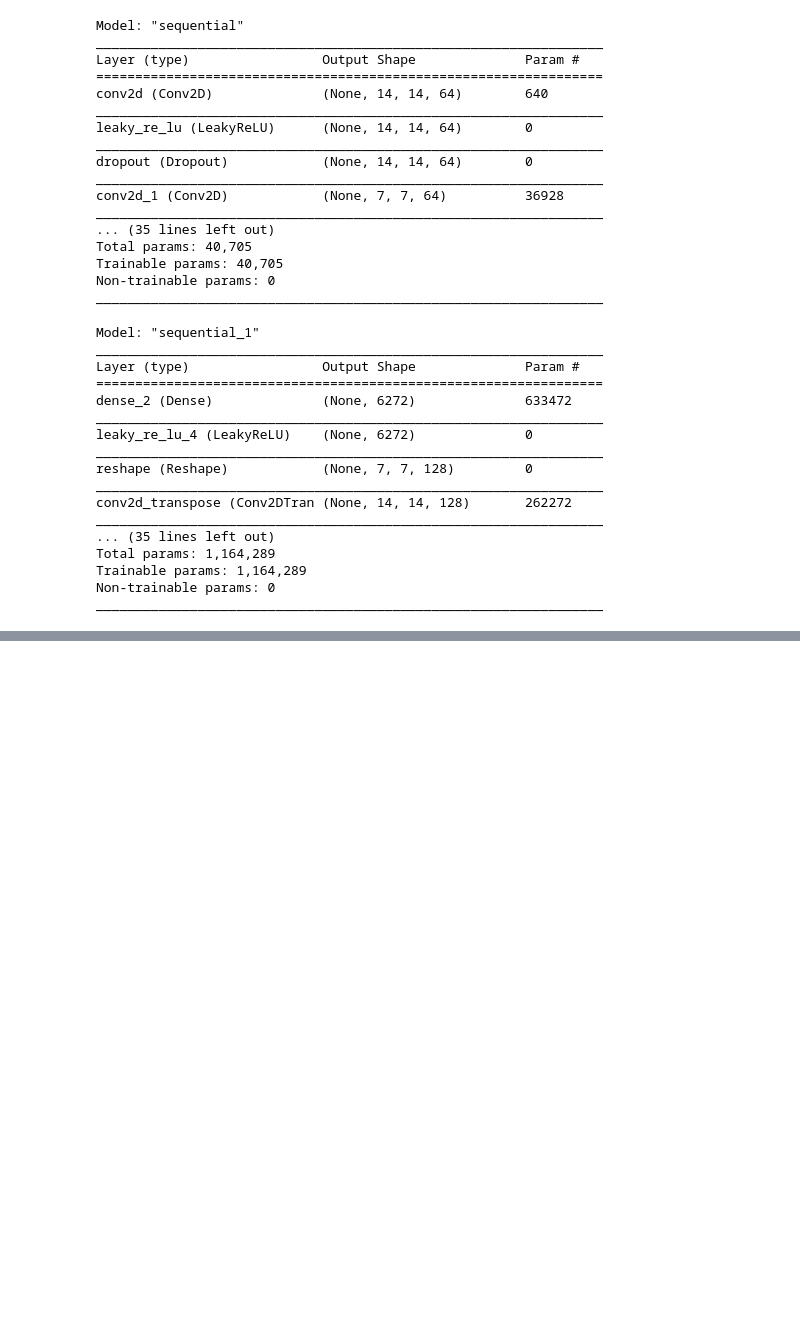
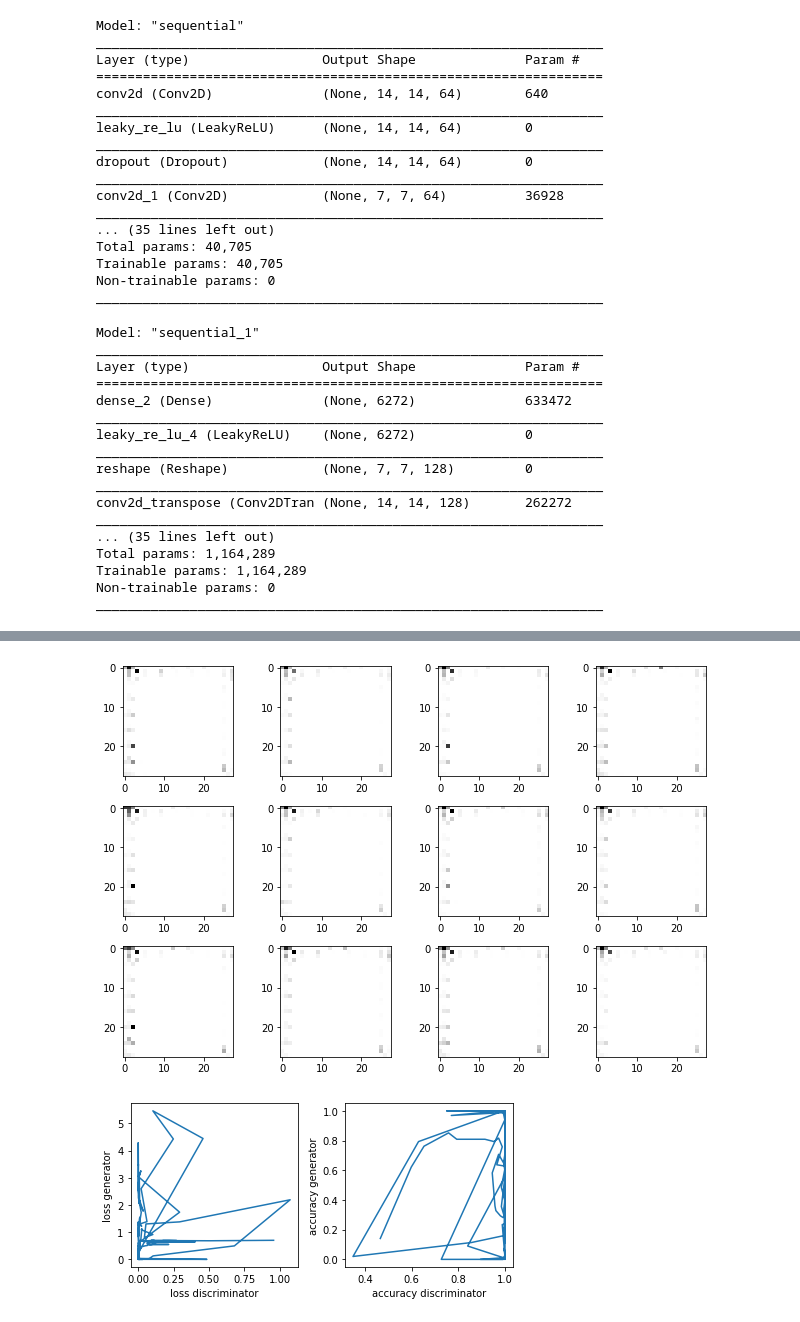
Before and after one commit to kota7/ilearn-gan, a Jupyter notebook: 2_gan-for-generating-mnist-images.ipynb, the cells around one changed output, grey strips where cells are left out. Cells and saved outputs as stored; diff of their text form; code cells hidden in the pictures; blank space fills up the shorter version.

Commit message:
mnist gan

```diff
--- a/2_gan-for-generating-mnist-images.ipynb
+++ b/2_gan-for-generating-mnist-images.ipynb
@@ -371,0 +405,10 @@ plot_images(fake, nrow=4, ncol=6)
+# %%
+data = RealDataset(x_tr, normalizer=Normalizer())
+test_data = RealDataset(x_te, normalizer=Normalizer())
+discriminator = make_discriminator(batch_norm=True)
+generator = make_generator(batch_norm=True)
+gan = GAN(generator, discriminator, data, test_data, name="mnist-batchnorm-sequential")
+history = gan.train(n_iter=10000)
+
+post_estimation_summary(gan, history)
+# %% [output]
@@ -372,3 +432,5 @@ plot_images(fake, nrow=4, ncol=6)
+[figure, added]
+[figure, added]
 # %%
 data = RealDataset(x_tr, normalizer=Normalizer())
 test_data = RealDataset(x_te, normalizer=Normalizer())
```
Also changed, not shown: parts of 19 cells of this notebook.
